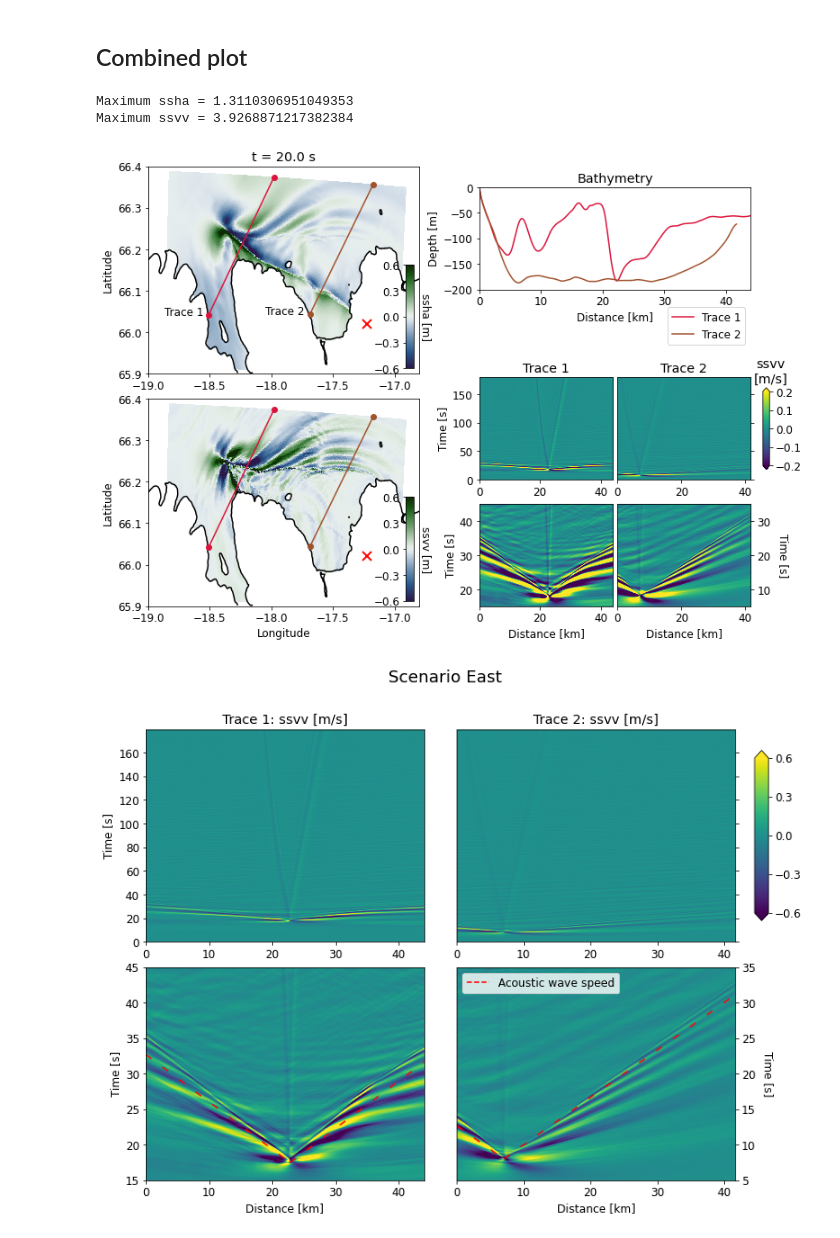
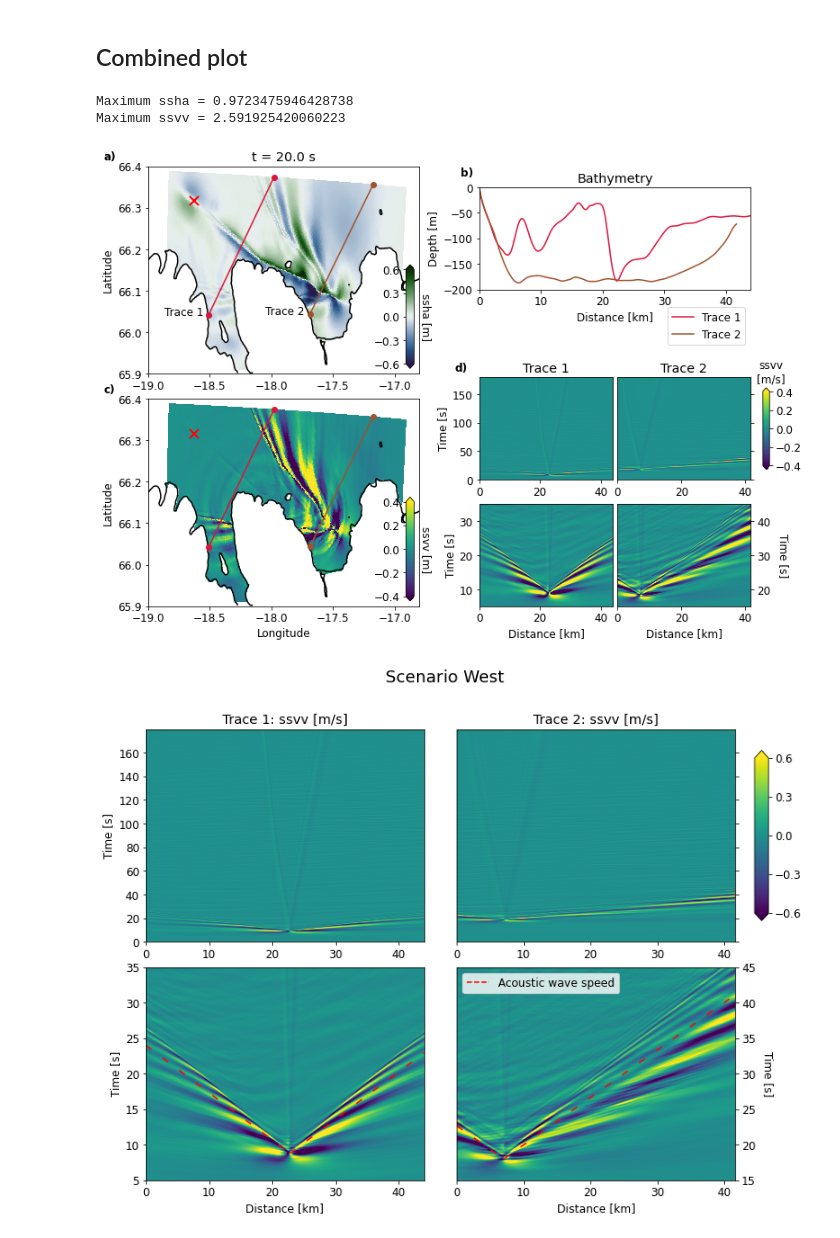
Before and after one commit to fabian-kutschera/Scripts4Processing, a Jupyter notebook: post_plotting/cross-section_from_receivers-combined-figure.ipynb, the cells around one changed output. Drawn from its saved outputs; the diff is of its cells as text; code cells hidden in the pictures.

Commit message:
adjust colorbar and add labels

```diff
--- a/post_plotting/cross-section_from_receivers-combined-figure.ipynb
+++ b/post_plotting/cross-section_from_receivers-combined-figure.ipynb
@@ -31,7 +31,7 @@ plt.rcParams["font.family"] = "sans"
 matplotlib.rc("xtick", labelsize=ps)
 matplotlib.rc("ytick", labelsize=ps)
 # %%
-label = "East"
+label = "West"
 
 if (label == "West"):
     directory = "/import/freenas-m-04-students/fkutschera/simulations/HFFZ_fullycp_o5_180s_west/"
@@ -102,7 +102,7 @@ def plot_ssha(ax,xdmfFilename,timestep,barcolor):
     if barcolor==True:
         from mpl_toolkits.axes_grid1.inset_locator import inset_axes
         cbaxes = inset_axes(ax, width="3%", height="50%", loc='lower right')
-        cbar = plt.colorbar(im, cax=cbaxes, ticks=[-0.6,-0.3,0.0,0.3,0.6])
+        cbar = plt.colorbar(im, cax=cbaxes, extend="both", ticks=[-0.6,-0.3,0.0,0.3,0.6])
         cbaxes.yaxis.set_ticks_position("left")
         cbar.set_label("ssha [m]", rotation=270, labelpad=20)
 # %%
@@ -139,7 +139,7 @@ def plot_ssvv(ax,xdmfFilename,timestep,barcolor):
 
     lon, lat = transformer.transform(xyz[:,0], xyz[:,1])
     x, y = m(lon,lat)
-    im = ax.tripcolor(x, y, connect, facecolors=U, cmap=cm.cork, rasterized=True, vmin=-0.6, vmax=0.6)
+    im = ax.tripcolor(x, y, connect, facecolors=U, cmap="viridis", rasterized=True, vmin=-0.4, vmax=0.4)
     x1, x2, y1, y2 = -19.0, -16.8, 65.9, 66.4 #Iceland
     ax.set_xlim(x1,x2)
     ax.set_xticks(np.arange(x1,x2, step=0.5))
@@ -149,7 +149,7 @@ def plot_ssvv(ax,xdmfFilename,timestep,barcolor):
     if barcolor==True:
         from mpl_toolkits.axes_grid1.inset_locator import inset_axes
         cbaxes = inset_axes(ax, width="3%", height="50%", loc='lower right')
-        cbar = plt.colorbar(im, cax=cbaxes, ticks=[-0.6,-0.3,0.0,0.3,0.6])
+        cbar = plt.colorbar(im, cax=cbaxes, extend="both", ticks=[-0.4,-0.2,0.0,0.2,0.4])#ticks=[-0.6,-0.3,0.0,0.3,0.6])
         cbaxes.yaxis.set_ticks_position("left")
         cbar.set_label("ssvv [m]", rotation=270, labelpad=20)
 # %%
@@ -322,8 +323,8 @@ cmap = matplotlib.cm.get_cmap("viridis").copy()
 fig = plt.figure(figsize=(12,9))
 #fig.suptitle('Scenario {}'.format(label), fontsize=18)
 gs = gridspec.GridSpec(21,22)
-vmin=-0.2
-vmax=0.2
+vmin=-0.4
+vmax=0.4
 
 # SSHA
 ax1 = fig.add_subplot(gs[0:10,0:10])
@@ -372,43 +373,49 @@ ax6.axes.yaxis.set_ticklabels([])
 cbaxes = inset_axes(parent_axes=ax6, width="5%", height="80%", loc='center left',
                     bbox_to_anchor=(1.05, 0.0, 1, 1), bbox_transform=ax6.transAxes)
 cbar = plt.colorbar(im, cax=cbaxes, ticks=[vmin,vmin/2,0.0,vmax/2,vmax], extend="both")
-cbar.ax.set_title("ssvv\n[m/s]", x=1.2)
+cbar.ax.set_title("ssvv\n[m/s]", x=1.2, fontsize=12)
 
 
 # STACK 1 zoom
 ax7 = fig.add_subplot(gs[16:21,12:17])
 ax7.imshow(SSVV_trace1, extent=[distance_trace1[0], distance_trace1[-1], time_array[0], time_array[-1]],
            origin='lower', aspect='auto', vmin=vmin, vmax=vmax, cmap=cmap)
 ax7.set_xlabel("Distance [km]")
 ax7.set_ylabel("Time [s]")
 if (label == "West"):
     ax7.set_ylim(5,35)
 elif (label == "Middle"):
     ax7.set_ylim(5,35)
 elif (label == "East"):
     ax7.set_ylim(15,45)
 
 # STACK 2 zoom
 ax8 = fig.add_subplot(gs[16:21,17:22])
 ax8.imshow(SSVV_trace2, extent=[distance_trace2[0], distance_trace2[-1], time_array[0], time_array[-1]],
            origin='lower', aspect='auto', vmin=vmin, vmax=vmax, cmap=cmap)
 ax8.set_xlabel("Distance [km]")
 ax8.set_ylabel("Time [s]", rotation=270, labelpad=20)
 ax8.yaxis.tick_right()
 ax8.yaxis.set_label_position("right")
 if (label == "West"):
     ax8.set_ylim(15,45)
 elif (label == "Middle"):
     ax8.set_ylim(5,35)
 elif (label == "East"):
     ax8.set_ylim(5,35)
 
+# Add figure labels
+ax1.text(-19.36, 66.415, "a)", fontsize=12, weight="bold")
+ax2.text(-3, 22, "b)", fontsize=12, weight="bold")
+ax4.text(-19.36, 66.415, "c)", fontsize=12, weight="bold")
+ax2.text(-4, -360, "d)", fontsize=12, weight="bold")
+
 fig.savefig("Scenarios_{}_notitle.png".format(label), dpi=300)
 plt.show()
 # %% [output]
-Maximum ssha = 1.3110306951049353
-Maximum ssvv = 3.9268871217382384
+Maximum ssha = 0.9723475946428738
+Maximum ssvv = 2.591925420060223
-[figure, old version]
+[figure, new version]
 # %%
 # only SSVV
 cmap = matplotlib.cm.get_cmap("viridis").copy()
@@ -523,4 +530,4 @@ ax8.legend(lines, labels, loc="upper left")
 fig.savefig("Scenarios_{}_SSVV.png".format(label), dpi=300)
 plt.show()
 # %% [output]
-[figure, old version]
+[figure, new version]
```
Also changed, not shown: parts of 2 cells of this notebook, 3 other files.
